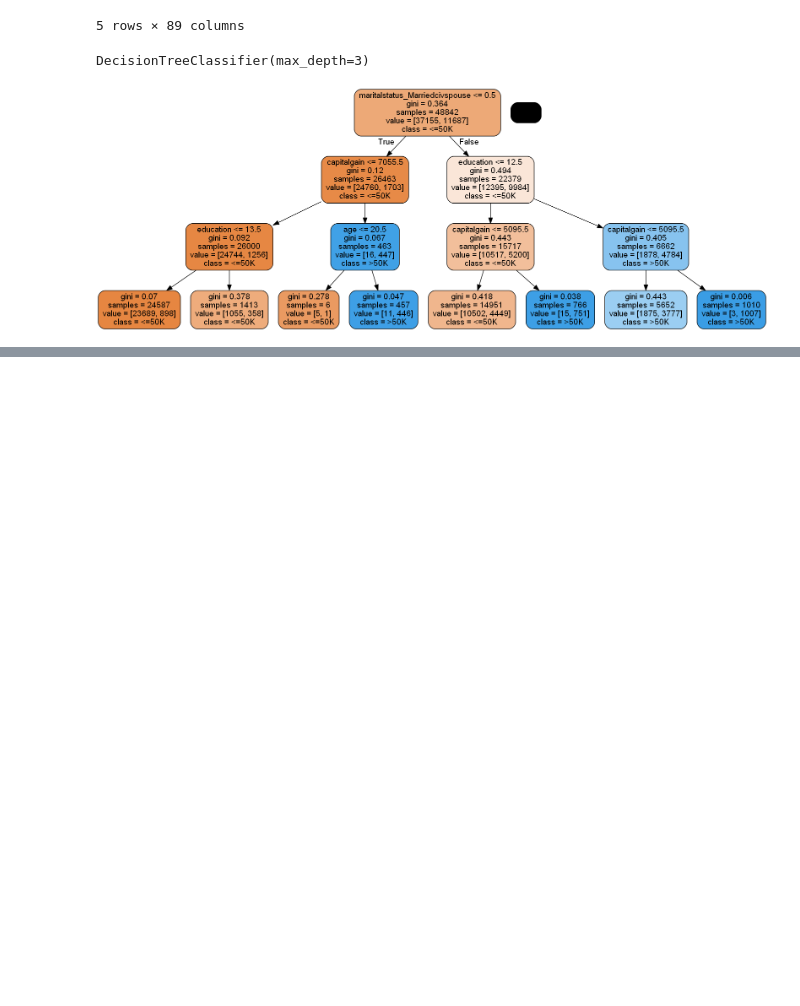
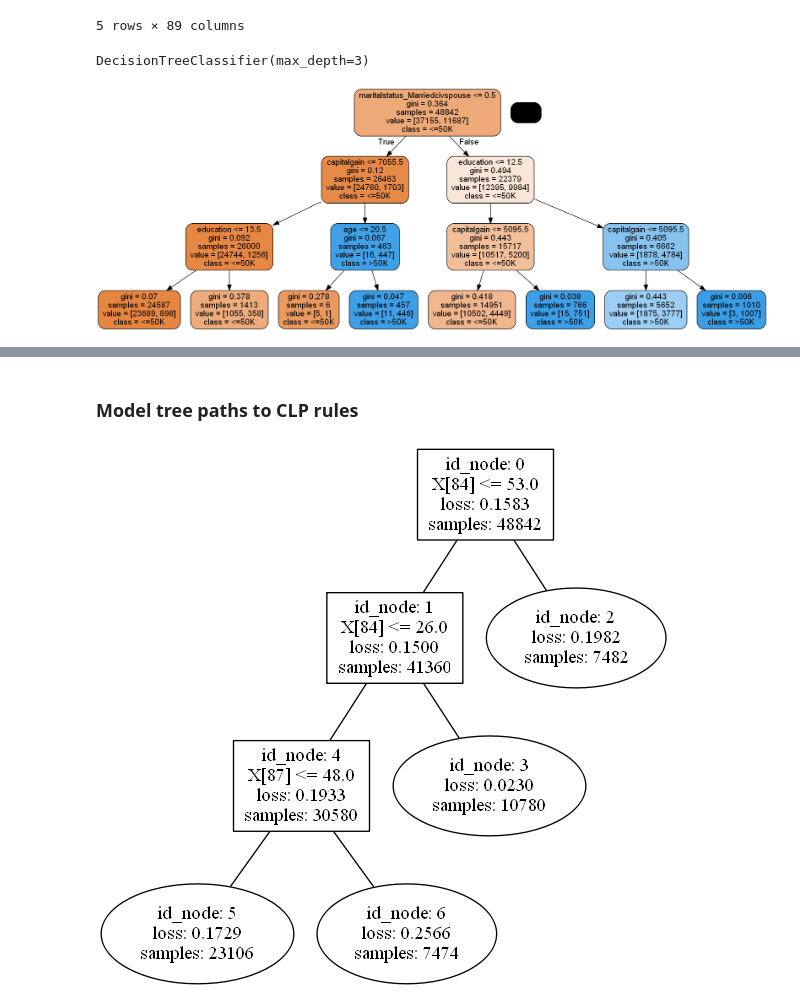
Before and after one commit to ruggieris/dautils, a Jupyter notebook: notebooks/working_example_Decision_Tree.ipynb, the cells around one changed output, grey strips where cells are left out. Cells and saved outputs as stored; diff of their text form; code cells hidden in the pictures; blank space fills up the shorter version.

Commit message:
added Model trees

```diff
--- a/notebooks/working_example_Decision_Tree.ipynb
+++ b/notebooks/working_example_Decision_Tree.ipynb
@@ -149,0 +150,13 @@ feature(8, vmaritalstatus_Divorced).
+# %% [markdown]
+### Model tree paths to CLP rules
+# %%
+# pip install --upgrade linear-tree
+from sklearn.linear_model import RidgeClassifier
+from lineartree import LinearTreeClassifier
+
+clf2 = LinearTreeClassifier(base_estimator=RidgeClassifier(alpha=1000))
+clf2.fit(X, y)
+clf2.plot_model()
+# clf2.summary()
+# %% [output]
+[figure, added]
```
Also changed, not shown: parts of 5 cells of this notebook, 1 other file.
